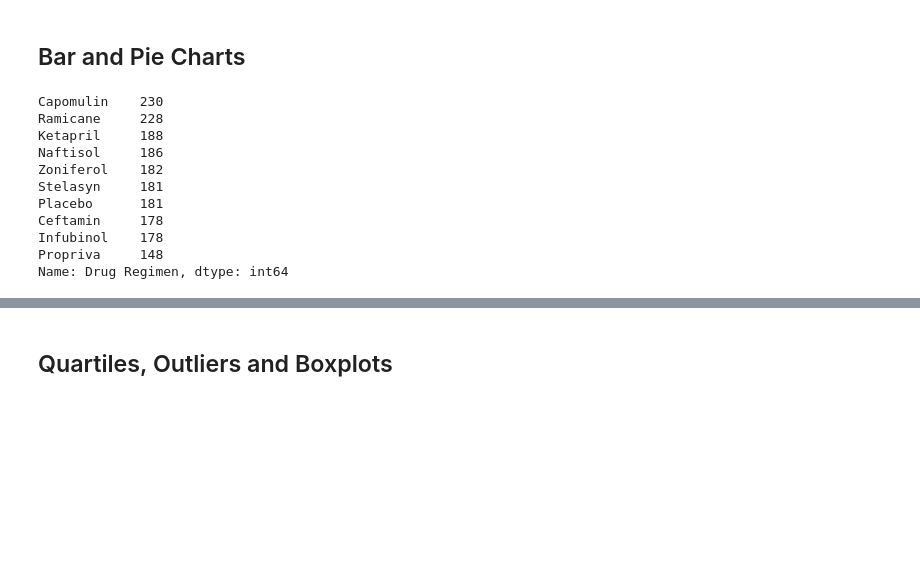
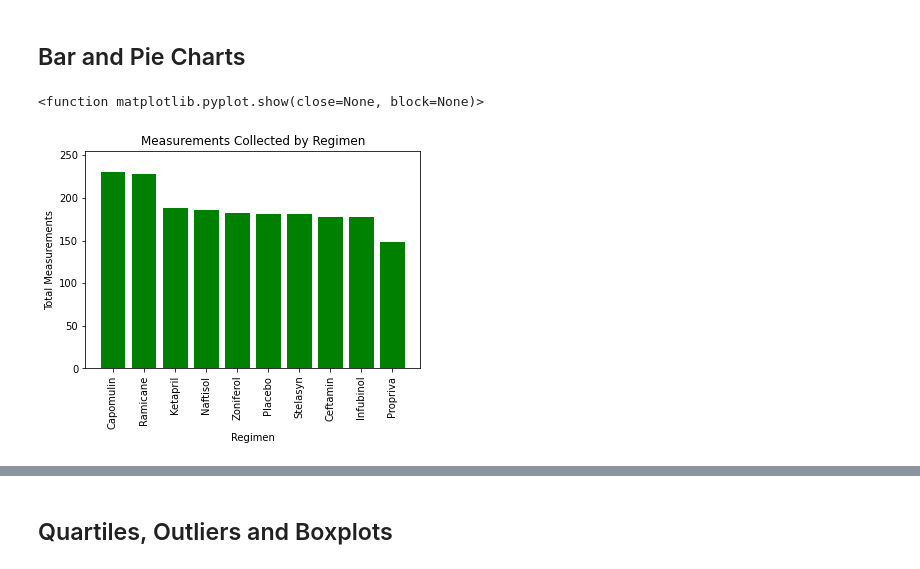
Before and after one commit to pulliam-chris/Matplotlib-Pharma, a Jupyter notebook: pymaceuticals_main.ipynb, the cells around one changed output, grey strips where cells are left out. Drawn from its saved outputs; the diff is of its cells as text; code cells hidden in the pictures; blank space fills up the shorter version.

```diff
--- a/pymaceuticals_main.ipynb
+++ b/pymaceuticals_main.ipynb
@@ -200,25 +214,19 @@ round(study_results_clean.groupby(["Drug Regimen"]).agg({'Tumor Volume (mm3)':['
 # %%
 # Generate a bar plot showing the total number of measurements taken on each drug regimen using pandas.
 measurements = study_results_clean["Drug Regimen"].value_counts()
-#drugs = measurements["Drug Regiment"]
-#plt.bar(drugs, measurements)
-#plt.xlabel('Regimen')
-#plt.ylabel('Total Measurements')
-#plt.xticks(drugs, rotation=90)
-#plt.show
-measurements
+drugs2 = measurements.index
+
+plt.bar(drugs2, measurements, color='green')
+plt.title('Measurements Collected by Regimen')
+plt.xlabel('Regimen')
+plt.ylabel('Total Measurements')
+plt.xticks(drugs2, rotation=90)
+plt.ylim(0, max(measurements) + 25)
+plt.show
+#measurements
 #drugs
 # %% [output]
-Capomulin    230
-Ramicane     228
-Ketapril     188
-Naftisol     186
-Zoniferol    182
-Stelasyn     181
-Placebo      181
-Ceftamin     178
-Infubinol    178
-Propriva     148
-Name: Drug Regimen, dtype: int64
+<function matplotlib.pyplot.show(close=None, block=None)>
+[figure, added]
 # %%
 # Generate a bar plot showing the total number of measurements taken on each drug regimen using pyplot.
```
Also changed, not shown: parts of 5 cells of this notebook.
